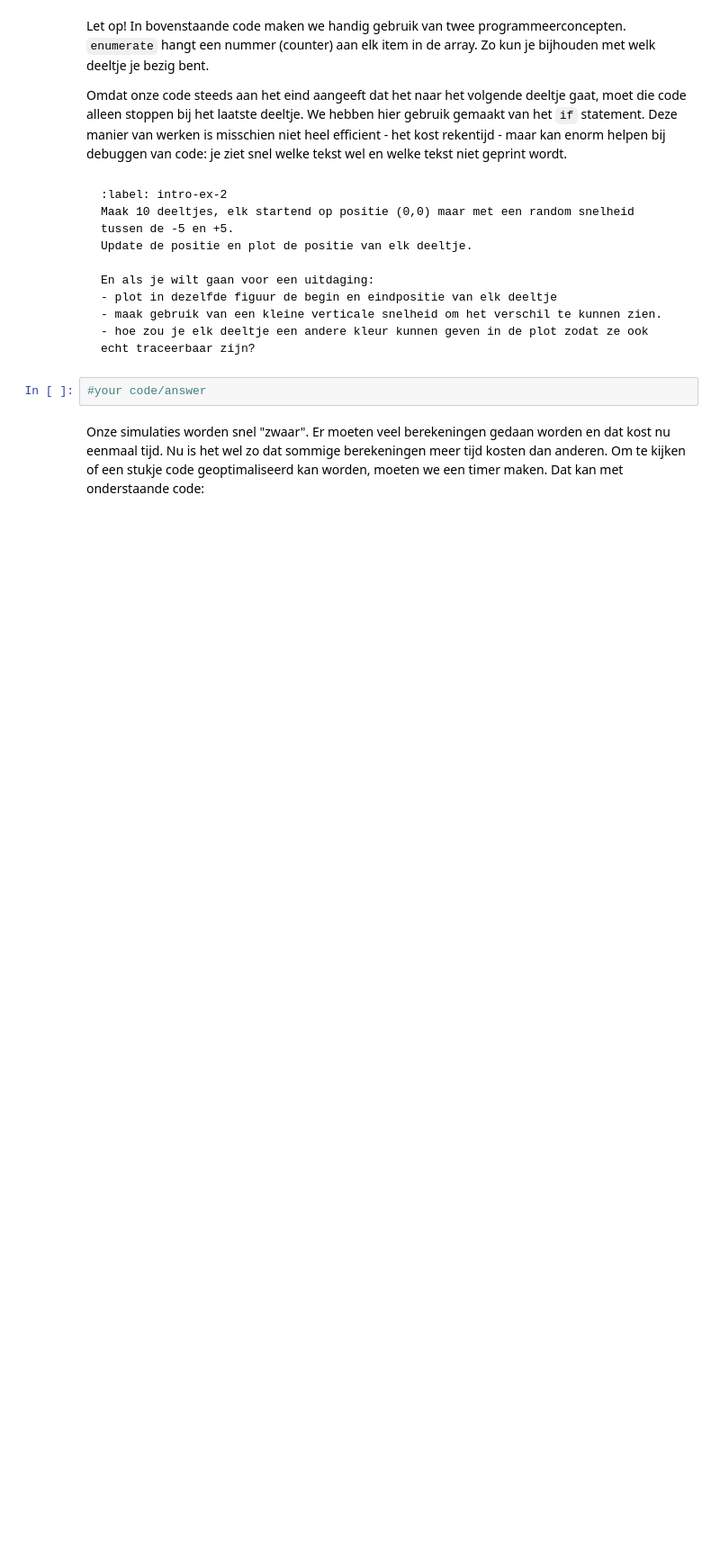
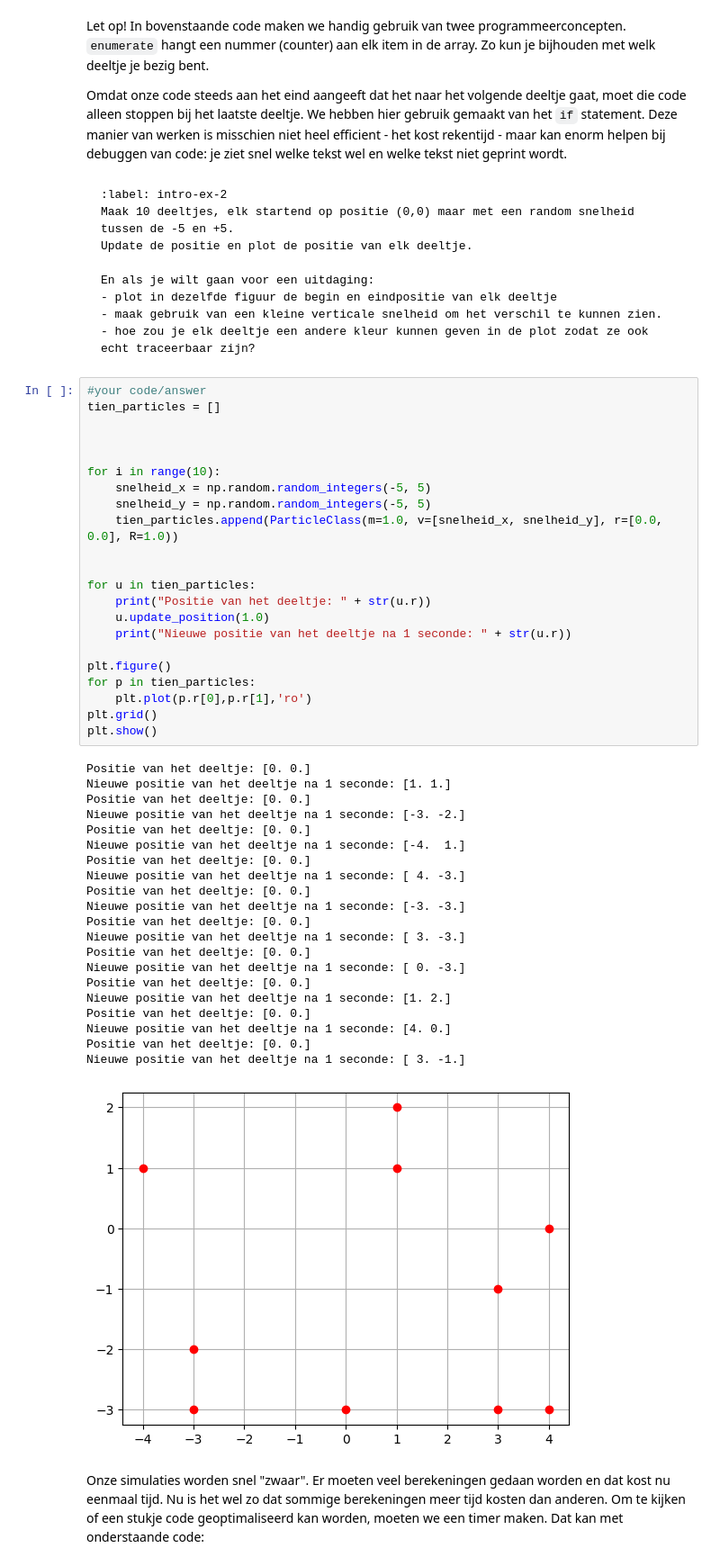
Before and after one commit to swerleman/IP2-Portfolio, a Jupyter notebook: Content/PySim/1_intro_sim.ipynb, the cells around one changed output. Shown at 90% size. Saved outputs shown, nothing was run; the diff lists cells and outputs as text; blank space fills up the shorter version.

````diff
--- a/Content/PySim/1_intro_sim.ipynb
+++ b/Content/PySim/1_intro_sim.ipynb
@@ -176,6 +176,48 @@ En als je wilt gaan voor een uitdaging:
 ```
 # %%
 #your code/answer
+tien_particles = []
+
+
+
+for i in range(10):
+    snelheid_x = np.random.random_integers(-5, 5)
+    snelheid_y = np.random.random_integers(-5, 5)
+    tien_particles.append(ParticleClass(m=1.0, v=[snelheid_x, snelheid_y], r=[0.0, 0.0], R=1.0))
+
+
+for u in tien_particles:
+    print("Positie van het deeltje: " + str(u.r))
+    u.update_position(1.0)
+    print("Nieuwe positie van het deeltje na 1 seconde: " + str(u.r))
+
+plt.figure()
+for p in tien_particles:
+    plt.plot(p.r[0],p.r[1],'ro')
+plt.grid()
+plt.show()
+# %% [output]
+Positie van het deeltje: [0. 0.]
+Nieuwe positie van het deeltje na 1 seconde: [1. 1.]
+Positie van het deeltje: [0. 0.]
+Nieuwe positie van het deeltje na 1 seconde: [-3. -2.]
+Positie van het deeltje: [0. 0.]
+Nieuwe positie van het deeltje na 1 seconde: [-4.  1.]
+Positie van het deeltje: [0. 0.]
+Nieuwe positie van het deeltje na 1 seconde: [ 4. -3.]
+Positie van het deeltje: [0. 0.]
+Nieuwe positie van het deeltje na 1 seconde: [-3. -3.]
+Positie van het deeltje: [0. 0.]
+Nieuwe positie van het deeltje na 1 seconde: [ 3. -3.]
+Positie van het deeltje: [0. 0.]
+Nieuwe positie van het deeltje na 1 seconde: [ 0. -3.]
+Positie van het deeltje: [0. 0.]
+Nieuwe positie van het deeltje na 1 seconde: [1. 2.]
+Positie van het deeltje: [0. 0.]
+Nieuwe positie van het deeltje na 1 seconde: [4. 0.]
+Positie van het deeltje: [0. 0.]
+Nieuwe positie van het deeltje na 1 seconde: [ 3. -1.]
+[figure, added]
 # %% [markdown]
 Onze simulaties worden snel "zwaar".
 Er moeten veel berekeningen gedaan worden en dat kost nu eenmaal tijd.
````
Also changed, not shown: parts of 3 cells of this notebook.
